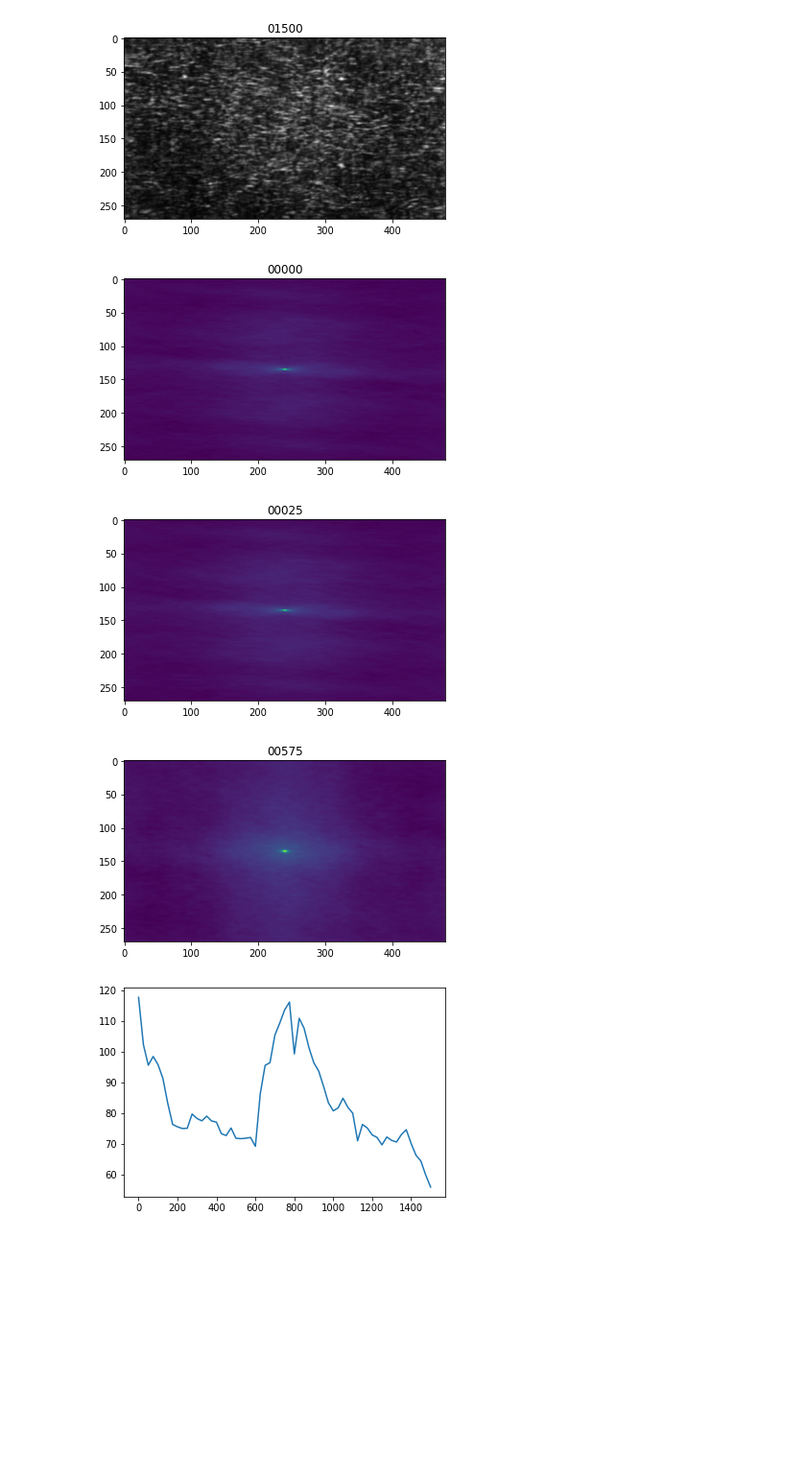
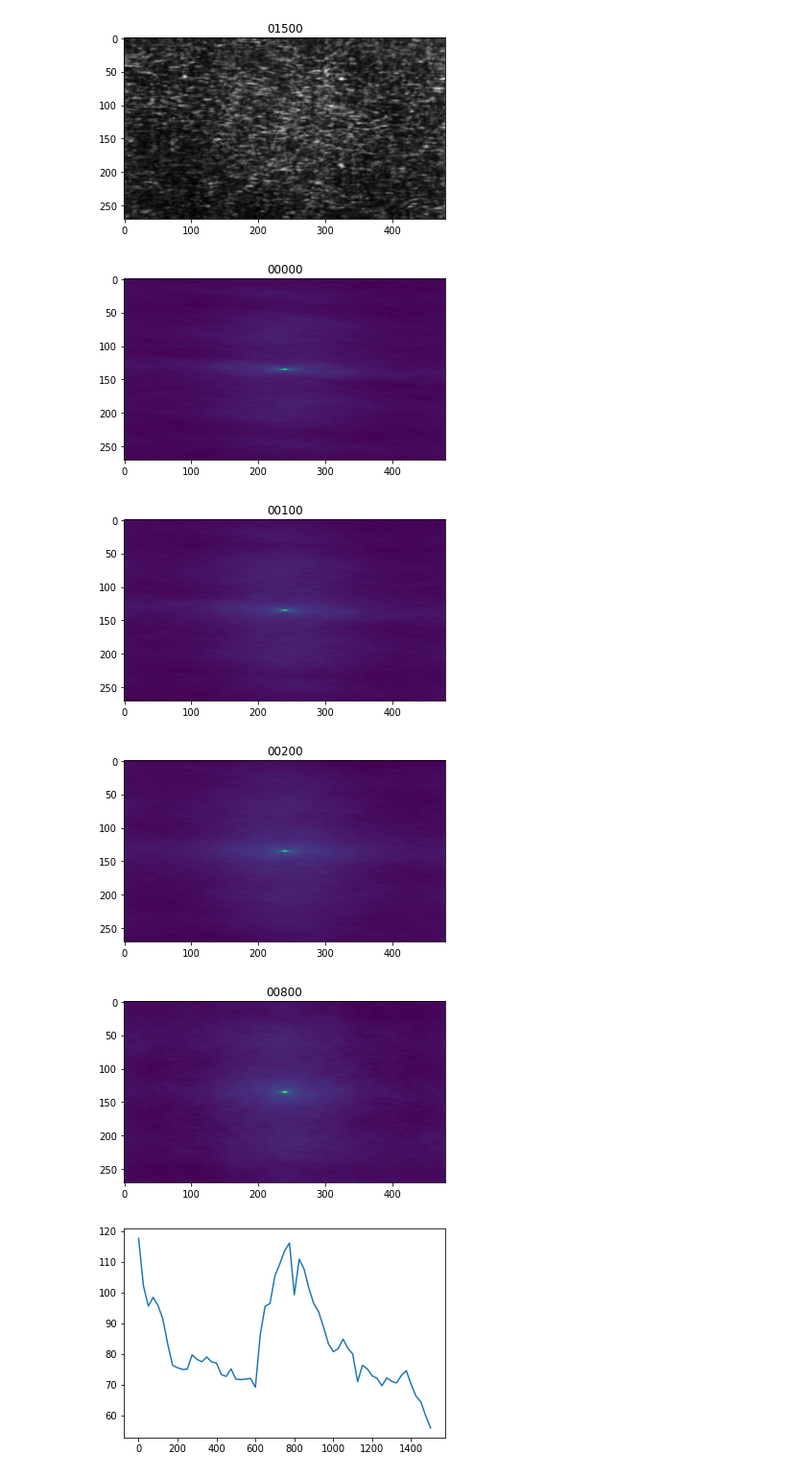
Before and after one commit to olivierleblanc/diffusercam, a Jupyter notebook: bernat/test03.ipynb, the cells around one changed output. Shown at 96% size. Cells and saved outputs as stored; diff of their text form; code cells hidden in the pictures; blank space fills up the shorter version.

```diff
--- a/bernat/test03.ipynb
+++ b/bernat/test03.ipynb
@@ -155,19 +155,24 @@ auto_01500=signal.fftconvolve(dist_01500,np.flip(dist_01500),mode='same')
 # %%
 plt.imshow(auto_00000)
 plt.title('00000')
 plt.show()
 
-plt.imshow(auto_00025)
-plt.title('00025')
+plt.imshow(auto_00100)
+plt.title('00100')
 plt.show()
 
-plt.imshow(auto_01000)
-plt.title('00575')
+plt.imshow(auto_00200)
+plt.title('00200')
 plt.show()
+
+plt.imshow(auto_00800)
+plt.title('00800')
+plt.show()
 # %% [output]
 [figure]
 [figure]
 [figure]
+[figure, added]
 # %%
 def fun_ratio(autocon,radi):
     [sy,sx]=autocon.shape
```
Also changed, not shown: parts of 10 cells of this notebook, 10 other files.
